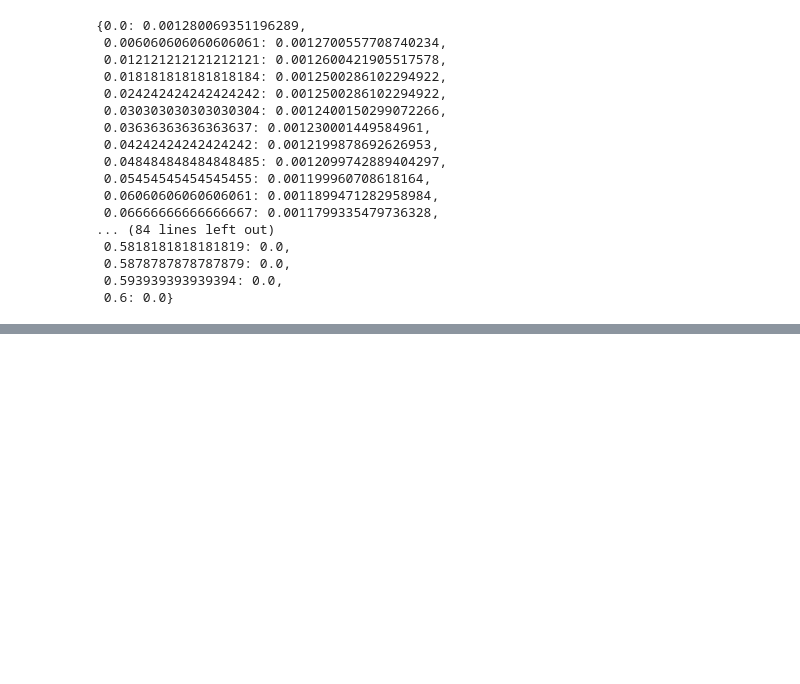
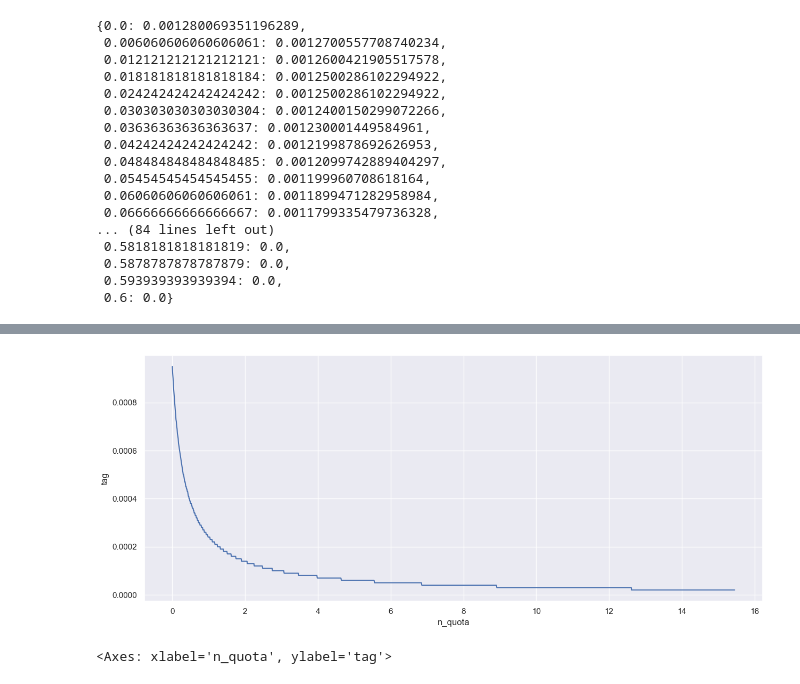
Before and after one commit to ecunha1996/GSMMutils, a Jupyter notebook: examples/dynamic_expressions_analysis.ipynb, the cells around one changed output, grey strips where cells are left out. Drawn from its saved outputs; the diff is of its cells as text; code cells hidden in the pictures; blank space fills up the shorter version.

```diff
--- a/examples/dynamic_expressions_analysis.ipynb
+++ b/examples/dynamic_expressions_analysis.ipynb
@@ -60,0 +70,6 @@ r-squared: 0.9771586446400097
+# %%
+res = analysis.evaluate_dynamic_expression("tag", "n_quota")
+lineplot(list(res.keys()), list(res.values()), xlabel="n_quota", ylabel="tag")
+# %% [output]
+[figure, added]
+<Axes: xlabel='n_quota', ylabel='tag'>
```
Also changed, not shown: parts of 8 cells of this notebook, 7 other files.
